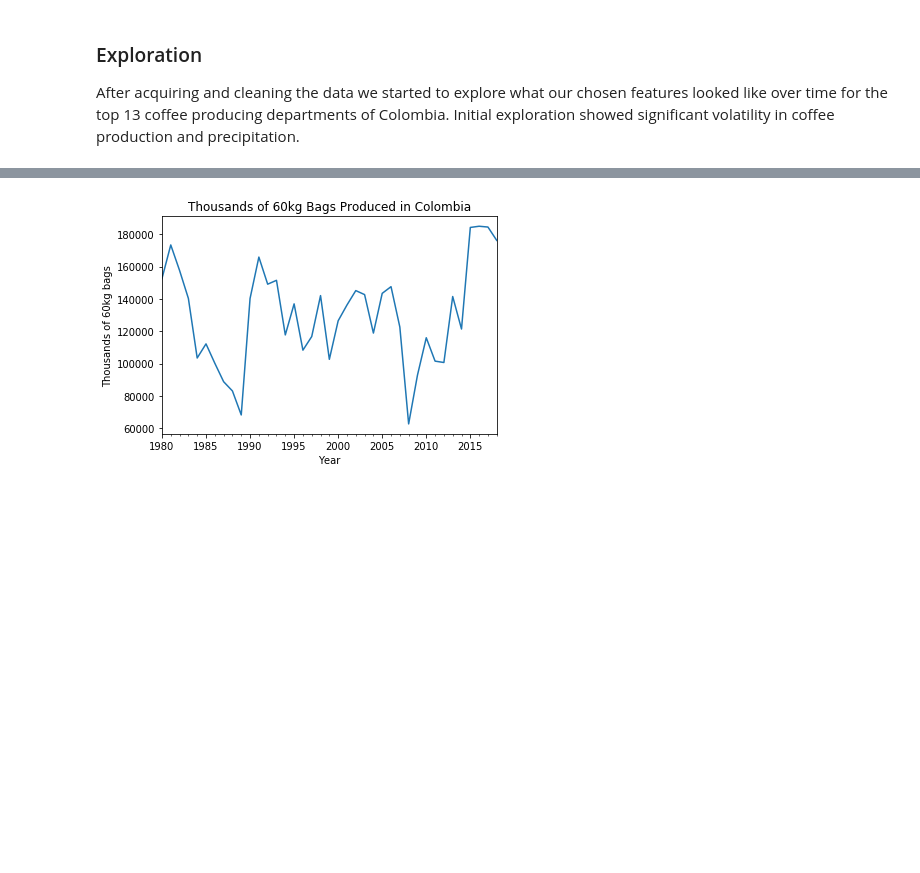
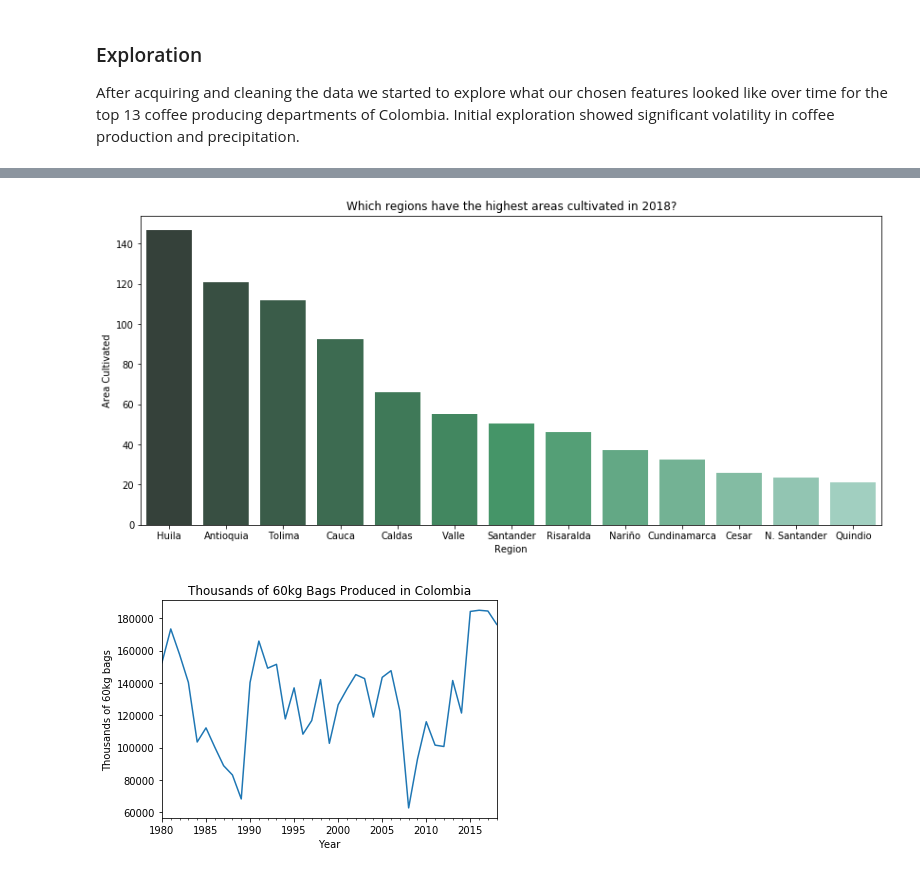
Before and after one commit to Data-Robusta/data-robusta, a Jupyter notebook: data_robusta_final.ipynb, the cells around one changed output, grey strips where cells are left out. Cells and saved outputs as stored; diff of their text form; code cells hidden in the pictures; blank space fills up the shorter version.

```diff
--- a/data_robusta_final.ipynb
+++ b/data_robusta_final.ipynb
@@ -48,6 +53,8 @@ explore.events_over_time(df2)
 # %%
-# Look at price distribution per region
-explore.show_price(df2)
+# Look at each region's landuse for cultivation
+explore.area_cultivated()
+# %% [output]
+[figure, added]
 # %%
 # Production by region 1980-2018
 explore.production_graph(df)
```
Also changed, not shown: parts of 9 cells of this notebook.
